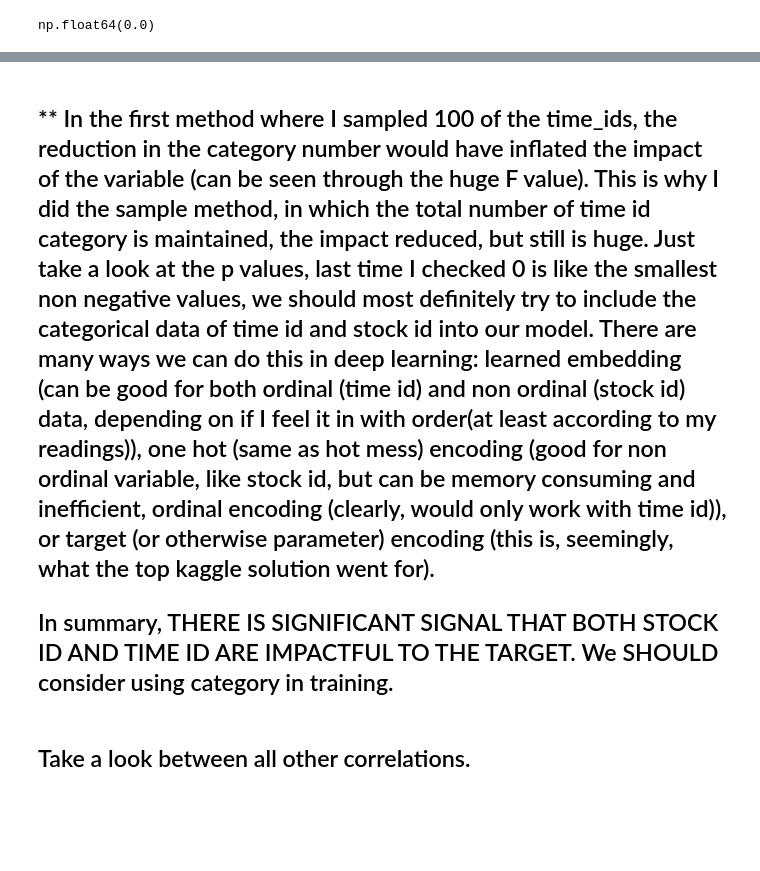
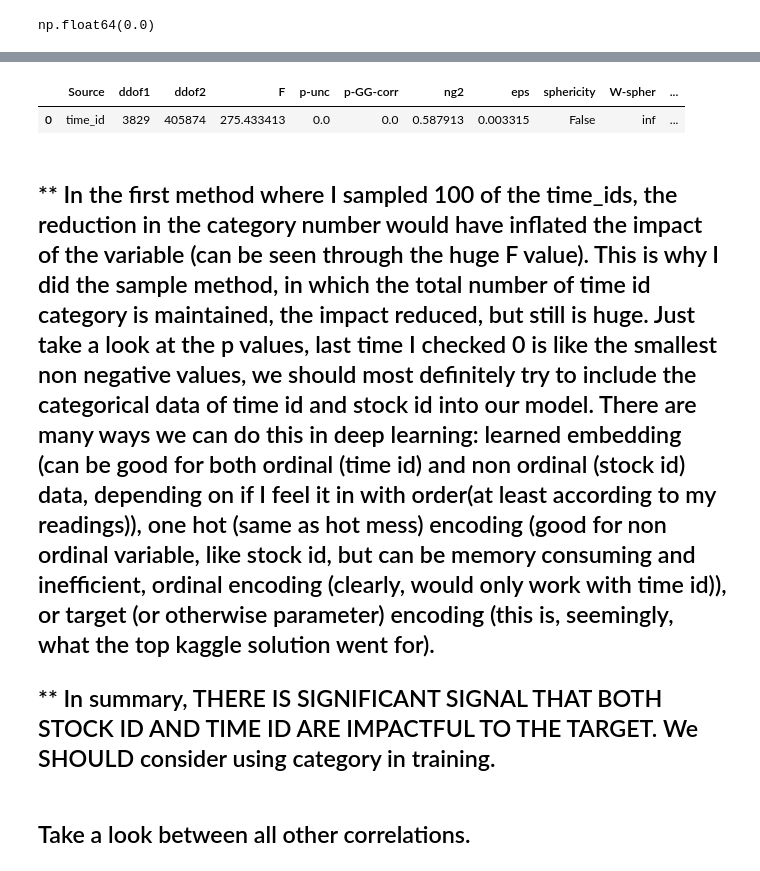
Before and after one commit to martinmf-dev/Realized_Volatility_Prediction_-erdos_deeplearning-, a Jupyter notebook: EDA/EDA_yuan.ipynb, the cells around one changed output, grey strips where cells are left out. Drawn from its saved outputs; the diff is of its cells as text; code cells hidden in the pictures; blank space fills up the shorter version.

```diff
--- a/EDA/EDA_yuan.ipynb
+++ b/EDA/EDA_yuan.ipynb
@@ -518,7 +541,12 @@ np.float64(0.0)
+# %%
+pg.rm_anova(data=df_extended,dv="target",within="time_id",subject="stock_id")
+# %% [output]
+|  | Source | ddof1 | ddof2 | F | p-unc | p-GG-corr | ng2 | eps | sphericity | W-spher | ... |
+| 0 | time_id | 3829 | 405874 | 275.433413 | 0.0 | 0.0 | 0.587913 | 0.003315 | False | inf | ... |
 # %% [markdown]
 ## ** In the first method where I sampled 100 of the time_ids, the reduction in the category number would have inflated the impact of the variable (can be seen through the huge F value). This is why I did the sample method, in which the total number of time id category is maintained, the impact reduced, but still is huge. Just take a look at the p values, last time I checked 0 is like the smallest non negative values, we should most definitely try to include the categorical data of time id and stock id into our model. There are many ways we can do this in deep learning: learned embedding (can be good for both ordinal (time id) and non ordinal (stock id) data, depending on if I feel it in with order(at least according to my readings)), one hot (same as hot mess) encoding (good for non ordinal variable, like stock id, but can be memory consuming and inefficient, ordinal encoding (clearly, would only work with time id)), or target (or otherwise parameter) encoding (this is, seemingly, what the top kaggle solution went for).
 
-## In summary, THERE IS SIGNIFICANT SIGNAL THAT BOTH STOCK ID AND TIME ID ARE IMPACTFUL TO THE TARGET. We SHOULD consider using category in training.
+## ** In summary, THERE IS SIGNIFICANT SIGNAL THAT BOTH STOCK ID AND TIME ID ARE IMPACTFUL TO THE TARGET. We SHOULD consider using category in training.
 # %% [markdown]
 ## Take a look between all other correlations.
 # %%
```
Also changed, not shown: parts of 5 cells of this notebook.
